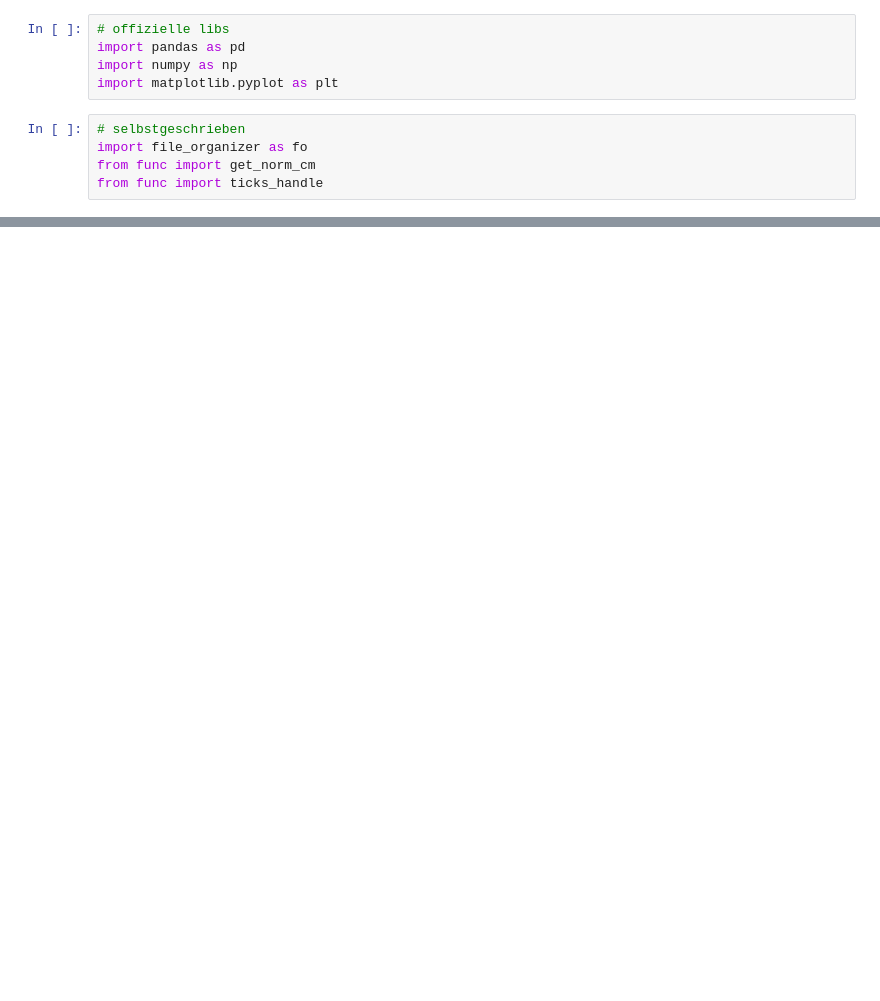
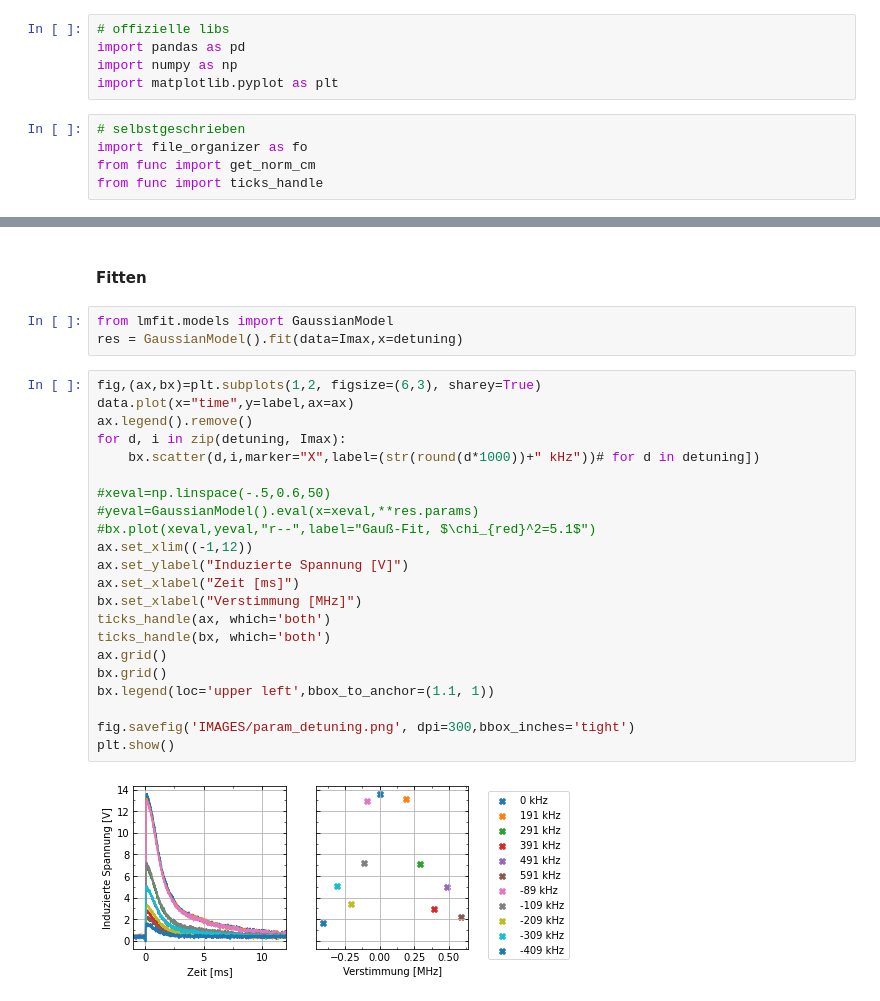
Before and after one commit to kolja-wagner/nmr_fkp, a Jupyter notebook: parameter.ipynb, the cells around one changed output, grey strips where cells are left out. Cells and saved outputs as stored; diff of their text form; blank space fills up the shorter version.

```diff
--- a/parameter.ipynb
+++ b/parameter.ipynb
@@ -67,0 +106,29 @@ data.plot(x="time",y=label)
+# %% [markdown]
+#### Fitten
+# %%
+from lmfit.models import GaussianModel
+res = GaussianModel().fit(data=Imax,x=detuning)
+# %%
+fig,(ax,bx)=plt.subplots(1,2, figsize=(6,3), sharey=True)
+data.plot(x="time",y=label,ax=ax)
+ax.legend().remove()
+for d, i in zip(detuning, Imax):
+    bx.scatter(d,i,marker="X",label=(str(round(d*1000))+" kHz"))# for d in detuning])
+
+#xeval=np.linspace(-.5,0.6,50)
+#yeval=GaussianModel().eval(x=xeval,**res.params)
+#bx.plot(xeval,yeval,"r--",label="Gauß-Fit, $\chi_{red}^2=5.1$")
+ax.set_xlim((-1,12))
+ax.set_ylabel("Induzierte Spannung [V]")
+ax.set_xlabel("Zeit [ms]")
+bx.set_xlabel("Verstimmung [MHz]")
+ticks_handle(ax, which='both')
+ticks_handle(bx, which='both')
+ax.grid()
+bx.grid()
+bx.legend(loc='upper left',bbox_to_anchor=(1.1, 1))
+
+fig.savefig('IMAGES/param_detuning.png', dpi=300,bbox_inches='tight')
+plt.show()
+# %% [output]
+[figure, added]
```
Also changed, not shown: parts of 27 cells of this notebook, 36 other files.
